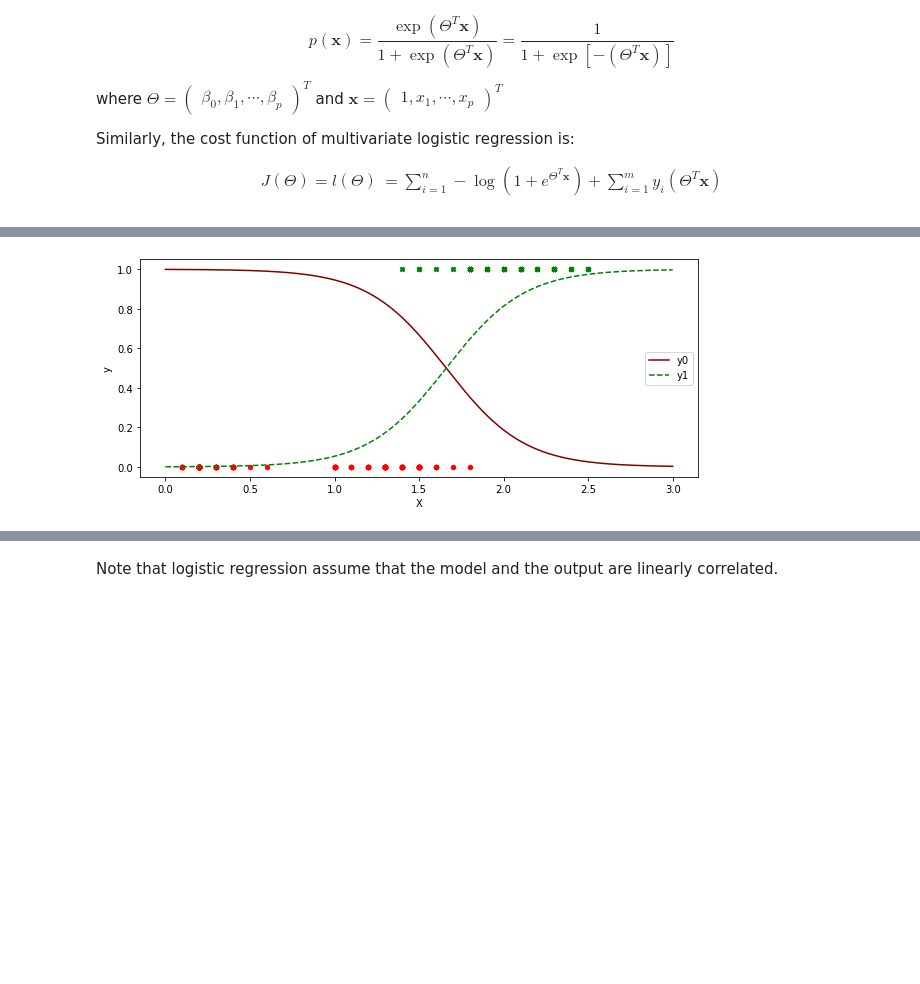
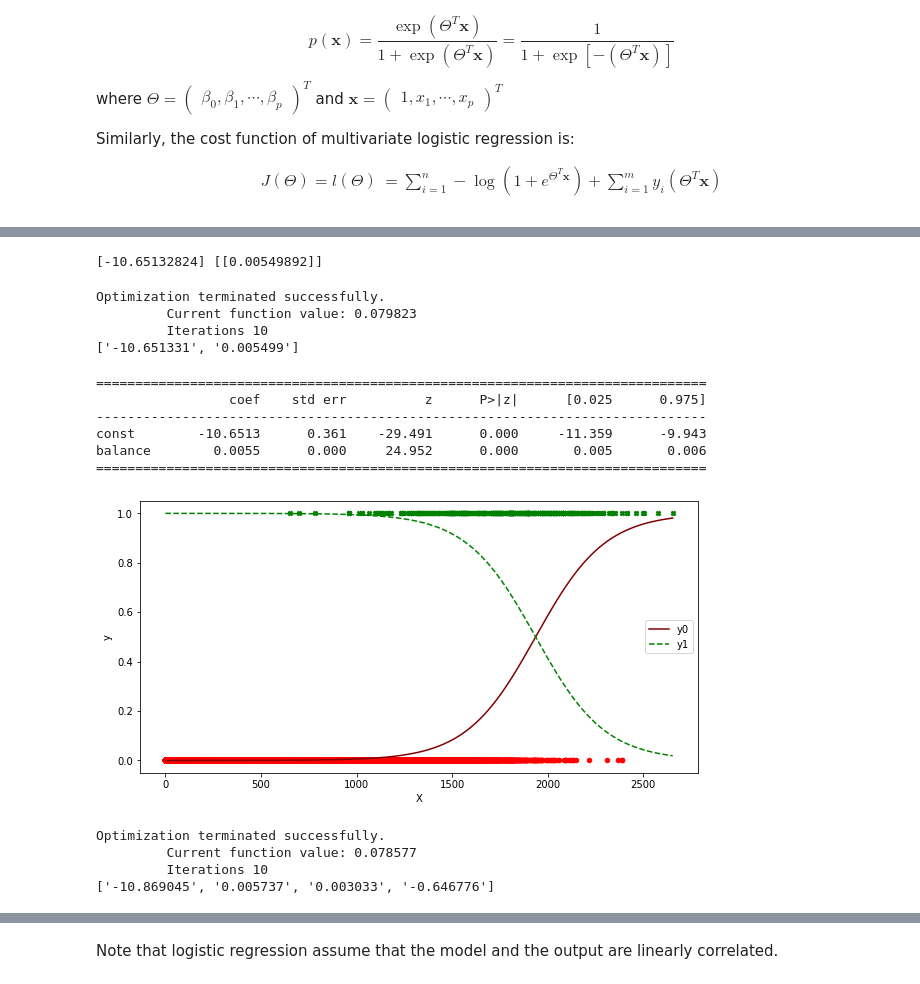
Before and after one commit to bryanblackbee/topic__hands-on-machine-learning, a Jupyter notebook: chap04/04-textbook-training-models-04.ipynb, the cells around one changed output, grey strips where cells are left out. Cells and saved outputs as stored; diff of their text form; code cells hidden in the pictures; blank space fills up the shorter version.

```diff
--- a/chap04/04-textbook-training-models-04.ipynb
+++ b/chap04/04-textbook-training-models-04.ipynb
@@ -118,10 +69,64 @@ display(pred_df.head())
+# %%
+df = pd.read_csv('Default.csv', index_col=0)
+df['y'] = df['default'].apply(lambda x: 1 if x == 'Yes' else 0)
+df['is_student'] = df['student'].apply(lambda x: 1 if x == 'Yes' else 0)
+df['income_000'] = df['income'].apply(lambda x: x/1000)
+# %%
+X1 = df[['balance']].copy()
+train_df1 = df[['balance', 'y']].copy()
+X2 = df[['balance', 'income_000', 'is_student']].copy()
+
+y = df['y'].copy()
+# %%
+# Logistic Regression using sklearn
+reg = LogisticRegression()
+reg.fit(X1, y)
+print(reg.intercept_, reg.coef_)
+# %% [output]
+[-10.65132824] [[0.00549892]]
+# %%
+# Logistic Regression using statsmodels
+reg2 = sm.Logit(y, sm.add_constant(X1))
+results2 = reg2.fit()
+Theta_hat2 = list(results2.params)
+print(["{:.6f}".format(t) for t in Theta_hat2])
+# %% [output]
+Optimization terminated successfully.
+         Current function value: 0.079823
+         Iterations 10
+['-10.651331', '0.005499']
+# %%
+print(results2.summary().tables[1])
+# %% [output]
+==============================================================================
+                 coef    std err          z      P>|z|      [0.025      0.975]
+------------------------------------------------------------------------------
+const        -10.6513      0.361    -29.491      0.000     -11.359      -9.943
+balance        0.0055      0.000     24.952      0.000       0.005       0.006
+==============================================================================
 # %%
 # Plotting for different alpha values
-fig, ax = plt.subplots(figsize=(10,4))
-train_df[train_df.y==0].plot(kind='scatter', x='X', y='y', ax=ax, color='red')
-train_df[train_df.y==1].plot(kind='scatter', x='X', y='y', ax=ax, color='green', marker='X')
+lin_X = np.linspace(X1['balance'].min(),X1['balance'].max(),1000).reshape(-1,1)
+y_prob = results2.predict(sm.add_constant(lin_X))
+y_prob1 = 1-y_prob
+pred_df = pd.DataFrame({'X' : lin_X.flatten(), 'y0' : y_prob, 'y1' : y_prob1})
+# display(pred_df.head())
+fig, ax = plt.subplots(figsize=(10, 5))
+train_df1[train_df1.y==0].plot(kind='scatter', x='balance', y='y', ax=ax, color='red')
+train_df1[train_df1.y==1].plot(kind='scatter', x='balance', y='y', ax=ax, color='green', marker='X')
 pred_df.plot(kind='line', x='X', y='y0', ax=ax, color='maroon')
 pred_df.plot(kind='line', x='X', y='y1', ax=ax, color='green', style='--')
 plt.show()
 # %% [output]
-[figure, old version]
+[figure, new version]
+# %%
+# Multivar Logistic Regression using statsmodels
+multivarreg = sm.Logit(y, sm.add_constant(X2))
+results22 = multivarreg.fit()
+Theta_hat21 = list(results22.params)
+print(["{:.6f}".format(t) for t in Theta_hat21])
+# %% [output]
+Optimization terminated successfully.
+         Current function value: 0.078577
+         Iterations 10
+['-10.869045', '0.005737', '0.003033', '-0.646776']
```
Also changed, not shown: parts of 7 cells of this notebook, 1 other file.
